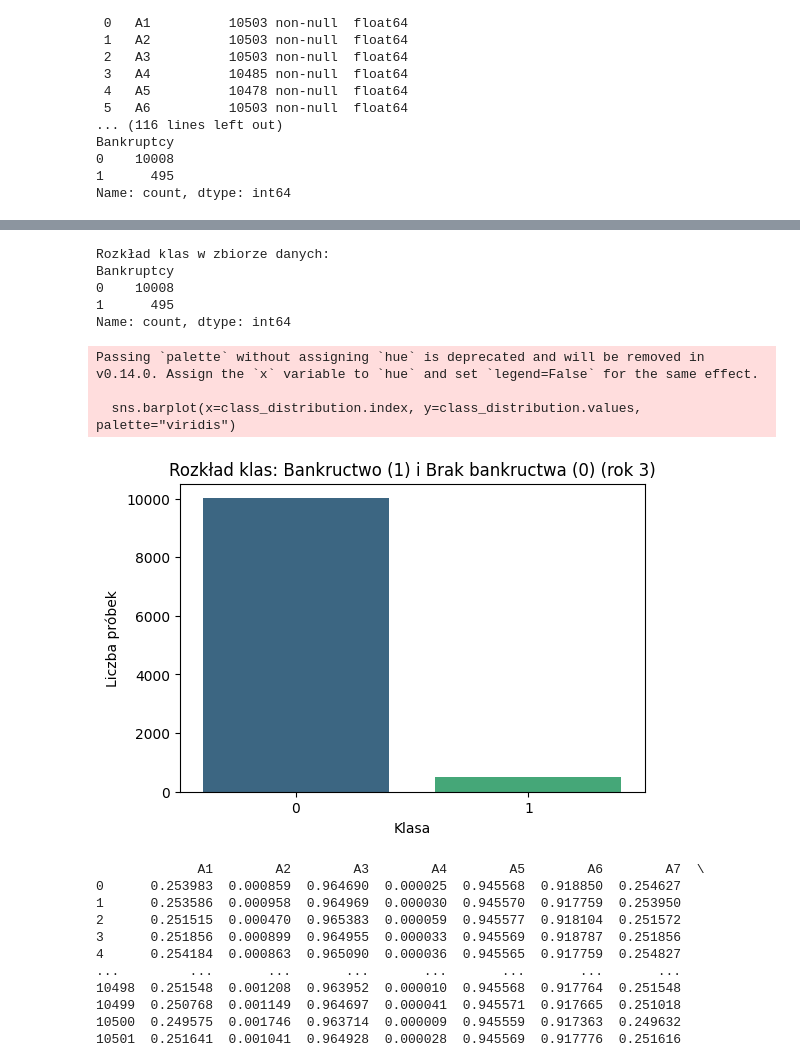
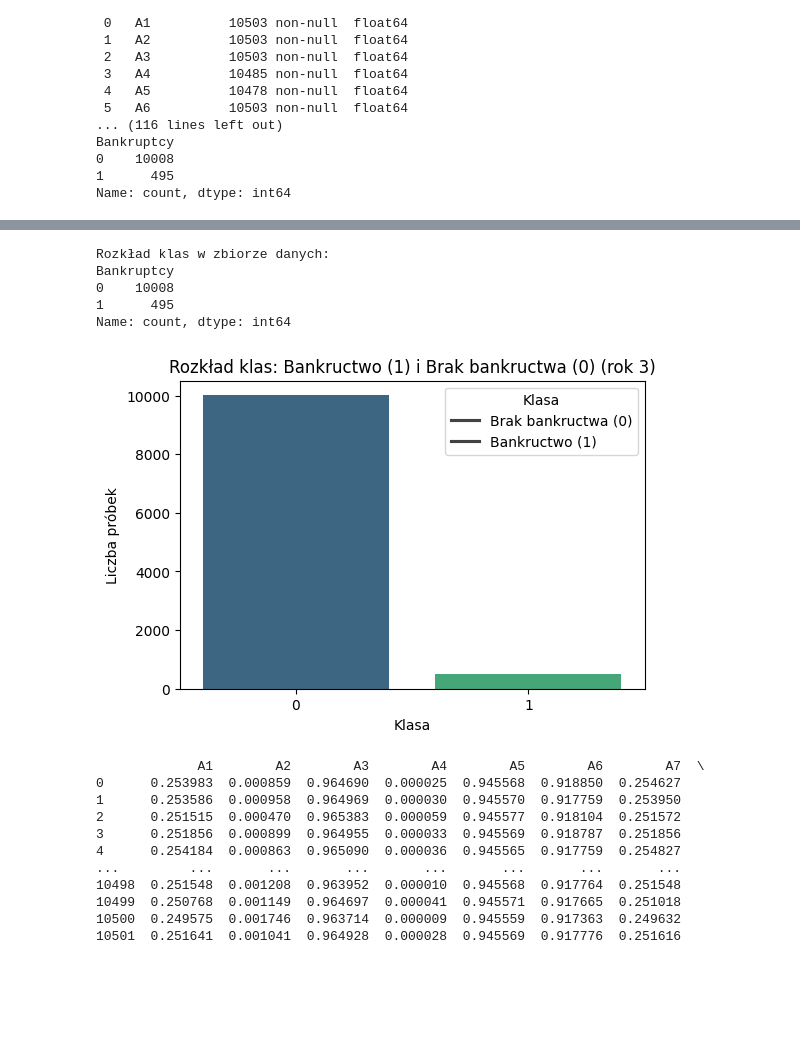
Before and after one commit to nataliablaszczuk/quantum_machine_learning, a Jupyter notebook: projekt_qml.ipynb, the cells around one changed output, grey strips where cells are left out. Saved outputs shown, nothing was run; the diff lists cells and outputs as text; code cells hidden in the pictures; blank space fills up the shorter version.

```diff
--- a/projekt_qml.ipynb
+++ b/projekt_qml.ipynb
@@ -100,7 +100,7 @@ print(missing_values[missing_values > 0])
 # Wypełnianie braków medianą w pozostałych kolumnach
 for col in data.columns:
     if data[col].isnull().sum() > 0:
-        data[col].fillna(data[col].median(), inplace=True)
+        data[col] = data[col].fillna(data[col].median())  # Zastępowanie bez inplace
 
 # Weryfikacja braków po przetwarzaniu
 print("\nLiczba braków danych po przetwarzaniu:", data.isnull().sum().sum())  # Powinno być 0
@@ -143,27 +126,31 @@ For example, when doing 'df[col].method(value, inplace=True)', try using 'df.met
 # %%
-#4. Analiza rozkładu klasy
+# 4. Analiza rozkładu klasy
 
+# Analiza rozkładu klasy
 class_distribution = data['Bankruptcy'].value_counts()
 print("\nRozkład klas w zbiorze danych:")
 print(class_distribution)
 
 # Próba jest niezbilansowana
 plt.figure(figsize=(6, 4))
-sns.barplot(x=class_distribution.index, y=class_distribution.values, palette="viridis")
+sns.barplot(
+    x=class_distribution.index.astype(str),
+    y=class_distribution.values,
+    palette="viridis",
+    hue=class_distribution.index.astype(str)
+)
 plt.title(f'Rozkład klas: Bankructwo (1) i Brak bankructwa (0) (rok {selected_year})')
 plt.xlabel('Klasa')
 plt.ylabel('Liczba próbek')
+plt.legend(['Brak bankructwa (0)', 'Bankructwo (1)'], title="Klasa")
 plt.show()
 # %% [output]
 Rozkład klas w zbiorze danych:
 Bankruptcy
 0    10008
 1      495
 Name: count, dtype: int64
-Passing `palette` without assigning `hue` is deprecated and will be removed in v0.14.0. Assign the `x` variable to `hue` and set `legend=False` for the same effect.
-
-  sns.barplot(x=class_distribution.index, y=class_distribution.values, palette="viridis")
-[figure, old version]
+[figure, new version]
 # %%
 #5. Skalowanie cech
 scaler = MinMaxScaler()
```
Also changed, not shown: parts of 1 cell of this notebook.
